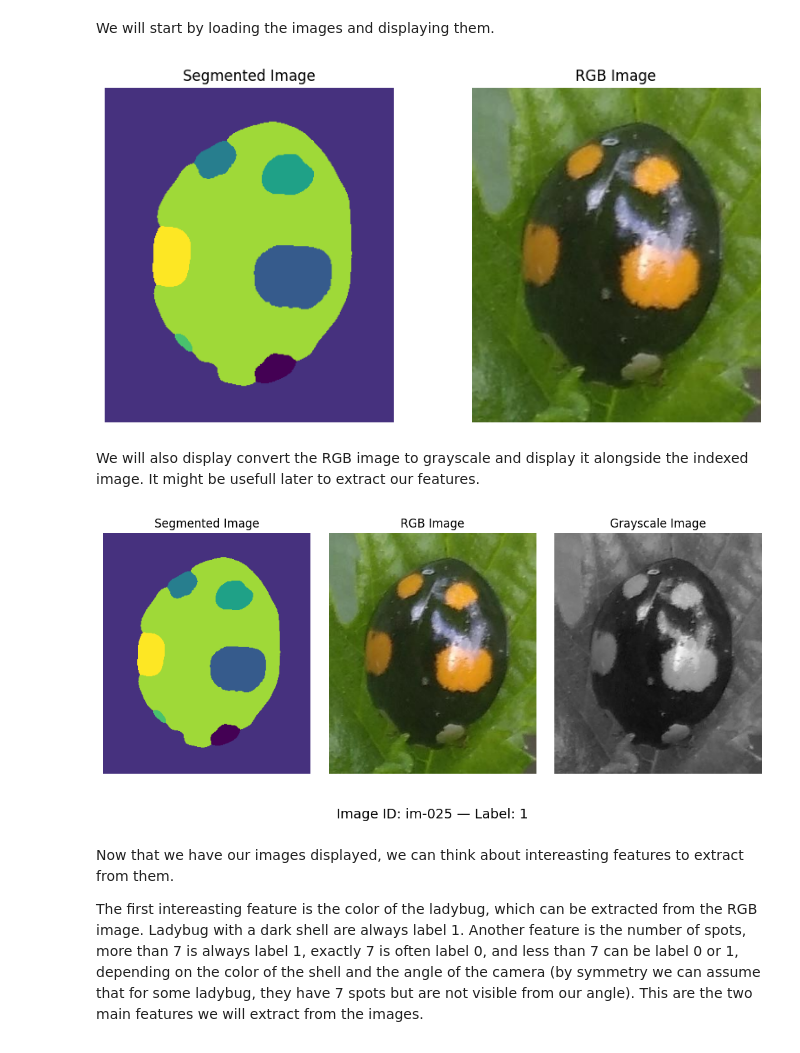
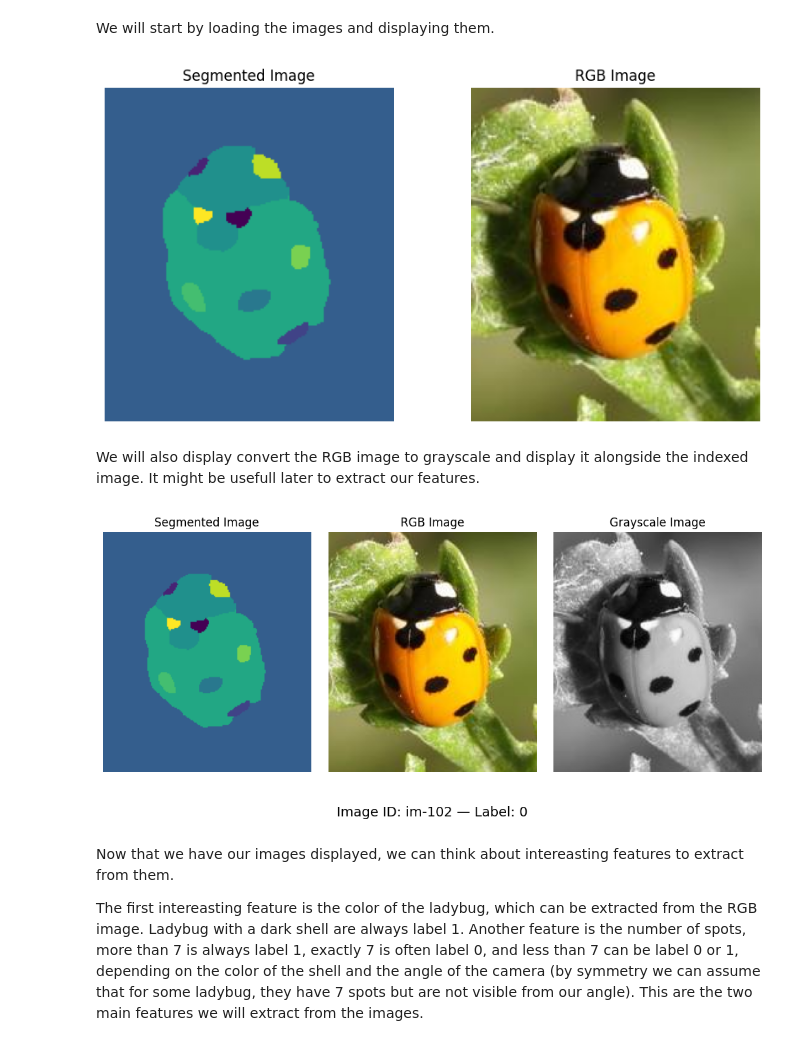
Before and after one commit to godefroylmb/Ladybug, a Jupyter notebook: feature_extraction.ipynb, the cells around one changed output. Cells and saved outputs as stored; diff of their text form; code cells hidden in the pictures.

```diff
--- a/feature_extraction.ipynb
+++ b/feature_extraction.ipynb
@@ -14,45 +14,45 @@ from random import randint
 # %%
 # Load CSV
 labels = pd.read_csv('training_labels.csv')
+test = pd.read_csv('test_labels.csv')
 
 # Image selection
 index = randint(1,201) #Randomly selected to demonstrate the code
-#imageId = f"im-{index:03d}"
-imageId = "im-025"
+imageId = f"im-{index:03d}"
 
 # Load images
 def load_image(imageId):
     segmentPath = f"D:/Github/ladybug/ladybug/{imageId}_seg.png"
     rgbPath = f"D:/Github/ladybug/ladybug/{imageId}_im.png"
     labelRow = labels[labels['Image_id'] == imageId]
     labelText = int(labelRow['Label'].values[0])
 
     indexedImage = Image.open(segmentPath)
     rgbImage = Image.open(rgbPath)
     grayImage = rgbImage.convert("L")
 
     return indexedImage, rgbImage, grayImage, labelText
 
 indexedImage, rgbImage, grayImage, labelText = load_image(imageId)
 
 # Display both images side by side
 plt.figure(figsize=(10, 5))
 
 #Indexed image
 plt.subplot(1, 2, 1)
 plt.imshow(indexedImage)
 plt.title("Segmented Image")
 plt.axis("off")
 
 # RGB image
 plt.subplot(1, 2, 2)
 plt.imshow(rgbImage)
 plt.title("RGB Image")
 plt.axis("off")
 
 plt.show()
 # %% [output]
-[figure, old version]
+[figure, new version]
 # %% [markdown]
 We will also display convert the RGB image to grayscale and display it alongside the indexed image.
 It might be usefull later to extract our features.
@@ -84,7 +84,7 @@ plt.subplots_adjust(wspace=0.05, bottom=0.15, top=0.85)
 
 plt.show()
 # %% [output]
-[figure, old version]
+[figure, new version]
 # %% [markdown]
 Now that we have our images displayed, we can think about intereasting features to extract from them.
 
```
Also changed, not shown: parts of 10 cells of this notebook, 3 other files.
